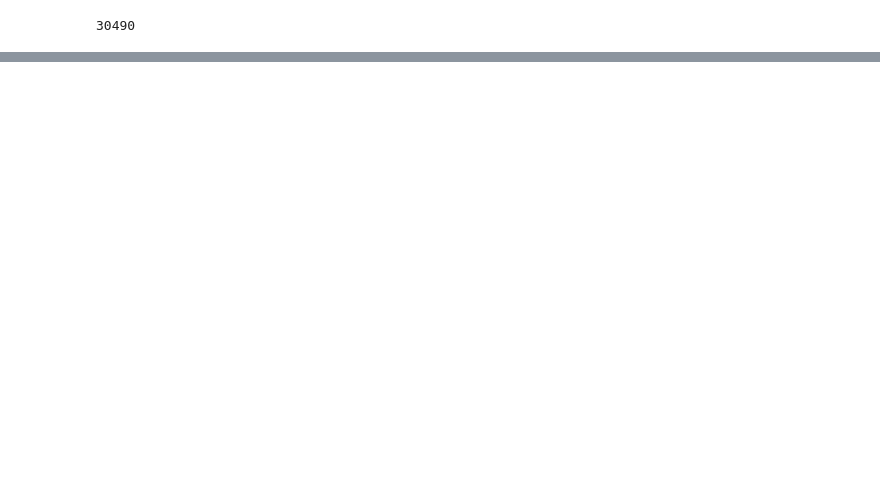
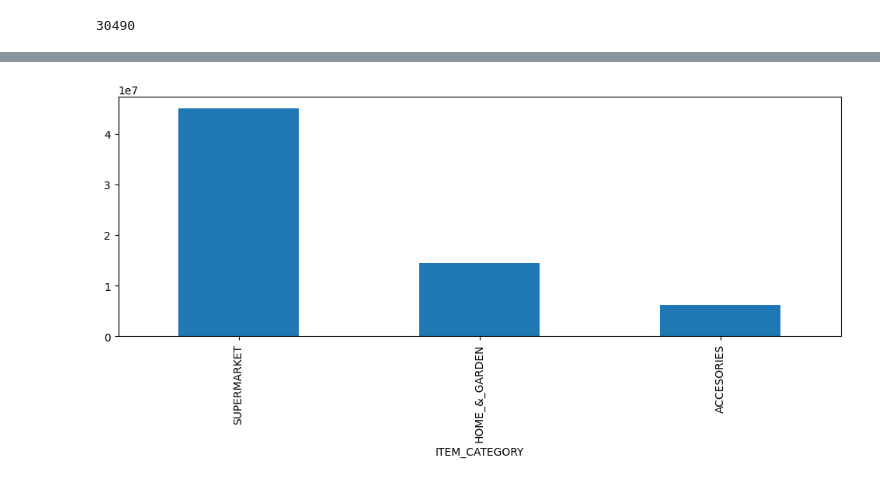
Before and after one commit to Tury05/Capstone-Master-Data-Science, a Jupyter notebook: ML.ipynb, the cells around one changed output, grey strips where cells are left out. Cells and saved outputs as stored; diff of their text form; code cells hidden in the pictures; blank space fills up the shorter version.

```diff
--- a/ML.ipynb
+++ b/ML.ipynb
@@ -182,0 +524,10 @@ Preprocessing
+# %%
+(
+    full_df.
+    groupby(["ITEM_CATEGORY"])
+    ["WEEKLY_SALES"].sum()
+    .sort_values(ascending = False)
+    .plot(kind = "bar", figsize = (12, 4))
+);
+# %% [output]
+[figure, added]
```
Also changed, not shown: parts of 70 cells of this notebook.
